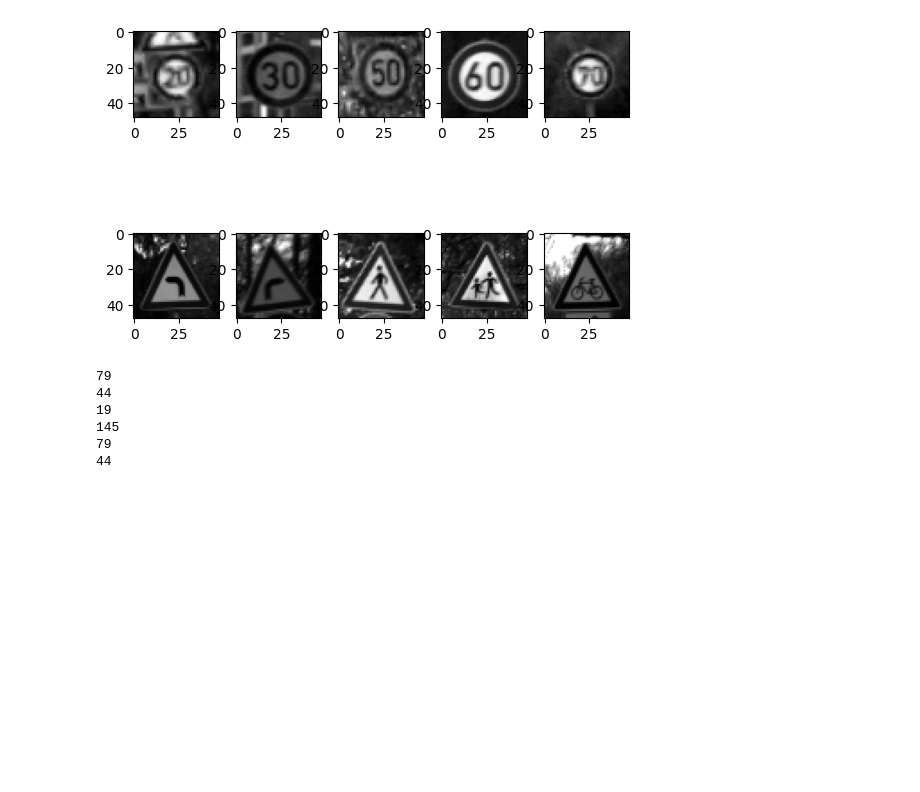
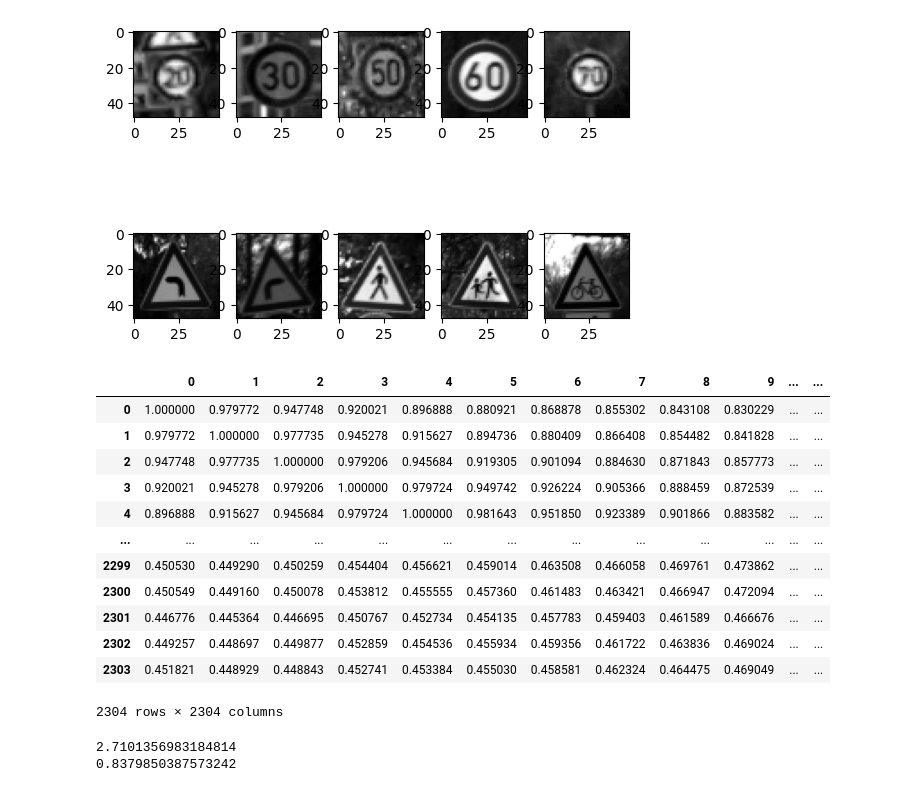
Before and after one commit to Danish3848/F20DL, a Jupyter notebook: CW/Coursework1Notebook.ipynb, the cells around one changed output. Drawn from its saved outputs; the diff is of its cells as text; code cells hidden in the pictures; blank space fills up the shorter version.

```diff
--- a/CW/Coursework1Notebook.ipynb
+++ b/CW/Coursework1Notebook.ipynb
@@ -123,6 +123,22 @@ axarr[1][4].imshow(complete_x_train.iloc[9685].to_numpy().reshape(48,48), cmap='
 <matplotlib.image.AxesImage at 0x...>
 <Figure size 640x480 with 0 Axes>
 [figure]
+# %%
+complete_x_train.corr()
+# %% [output]
+|  | 0 | 1 | 2 | 3 | 4 | 5 | 6 | 7 | 8 | 9 | ... | ... |
+| 0 | 1.000000 | 0.979772 | 0.947748 | 0.920021 | 0.896888 | 0.880921 | 0.868878 | 0.855302 | 0.843108 | 0.830229 | ... | ... |
+| 1 | 0.979772 | 1.000000 | 0.977735 | 0.945278 | 0.915627 | 0.894736 | 0.880409 | 0.866408 | 0.854482 | 0.841828 | ... | ... |
+| 2 | 0.947748 | 0.977735 | 1.000000 | 0.979206 | 0.945684 | 0.919305 | 0.901094 | 0.884630 | 0.871843 | 0.857773 | ... | ... |
+| 3 | 0.920021 | 0.945278 | 0.979206 | 1.000000 | 0.979724 | 0.949742 | 0.926224 | 0.905366 | 0.888459 | 0.872539 | ... | ... |
+| 4 | 0.896888 | 0.915627 | 0.945684 | 0.979724 | 1.000000 | 0.981643 | 0.951850 | 0.923389 | 0.901866 | 0.883582 | ... | ... |
+| ... | ... | ... | ... | ... | ... | ... | ... | ... | ... | ... | ... | ... |
+| 2299 | 0.450530 | 0.449290 | 0.450259 | 0.454404 | 0.456621 | 0.459014 | 0.463508 | 0.466058 | 0.469761 | 0.473862 | ... | ... |
+| 2300 | 0.450549 | 0.449160 | 0.450078 | 0.453812 | 0.455555 | 0.457360 | 0.461483 | 0.463421 | 0.466947 | 0.472094 | ... | ... |
+| 2301 | 0.446776 | 0.445364 | 0.446695 | 0.450767 | 0.452734 | 0.454135 | 0.457783 | 0.459403 | 0.461589 | 0.466676 | ... | ... |
+| 2302 | 0.449257 | 0.448697 | 0.449877 | 0.452859 | 0.454536 | 0.455934 | 0.459356 | 0.461722 | 0.463836 | 0.469024 | ... | ... |
+| 2303 | 0.451821 | 0.448929 | 0.448843 | 0.452741 | 0.453384 | 0.455030 | 0.458581 | 0.462324 | 0.464475 | 0.469049 | ... | ... |
+2304 rows × 2304 columns
 # %%
 # # Trying to implement backward selection for class 0-9
 
@@ -180,17 +196,19 @@ from sklearn.feature_selection import SelectKBest
 from sklearn.feature_selection import chi2
 # %%
 class_arr_data = [
-                onevsall_y_train_0.copy(),
-                onevsall_y_train_1.copy(),
-                onevsall_y_train_2.copy(),
-                onevsall_y_train_3.copy(),
-                onevsall_y_train_4.copy(),
-                onevsall_y_train_5.copy(),
-                onevsall_y_train_6.copy(),
-                onevsall_y_train_7.copy(),
-                onevsall_y_train_8.copy(),
-                onevsall_y_train_9.copy()
+                [[inverse_num(i)] for i in onevsall_y_train_0.copy().to_numpy()],
+                [[inverse_num(i)] for i in onevsall_y_train_1.copy().to_numpy()],
+                [[inverse_num(i)] for i in onevsall_y_train_2.copy().to_numpy()],
+                [[inverse_num(i)] for i in onevsall_y_train_3.copy().to_numpy()],
+                [[inverse_num(i)] for i in onevsall_y_train_4.copy().to_numpy()],
+                [[inverse_num(i)] for i in onevsall_y_train_5.copy().to_numpy()],
+                [[inverse_num(i)] for i in onevsall_y_train_6.copy().to_numpy()],
+                [[inverse_num(i)] for i in onevsall_y_train_7.copy().to_numpy()],
+                [[inverse_num(i)] for i in onevsall_y_train_8.copy().to_numpy()],
+                [[inverse_num(i)] for i in onevsall_y_train_9.copy().to_numpy()]
             ]
+
+import time
 
 x_data = complete_x_train.copy()
 
@@ -222,10 +240,16 @@ def getTopFeatureMethod2(x):
         return_arr[1] = np.unique(np.concatenate((return_arr[1], features_array[i][0:x//(len(class_arr_data)*2)]),0))
         return_arr[2] = np.unique(np.concatenate((return_arr[2], features_array[i][0:x//(len(class_arr_data)*4)]),0))
     return return_arr
+
+start_time = time.time()
+getTopFeatureMethod1(100)
+getTopFeatureMethod1(50)
+getTopFeatureMethod1(25)
+print(time.time()-start_time)
+
+start_time = time.time()
+getTopFeatureMethod2(100)
+print(time.time()-start_time)
 # %% [output]
-79
-44
-19
-145
-79
-44
+2.7101356983184814
+0.8379850387573242
```
Also changed, not shown: parts of 1 cell of this notebook.
